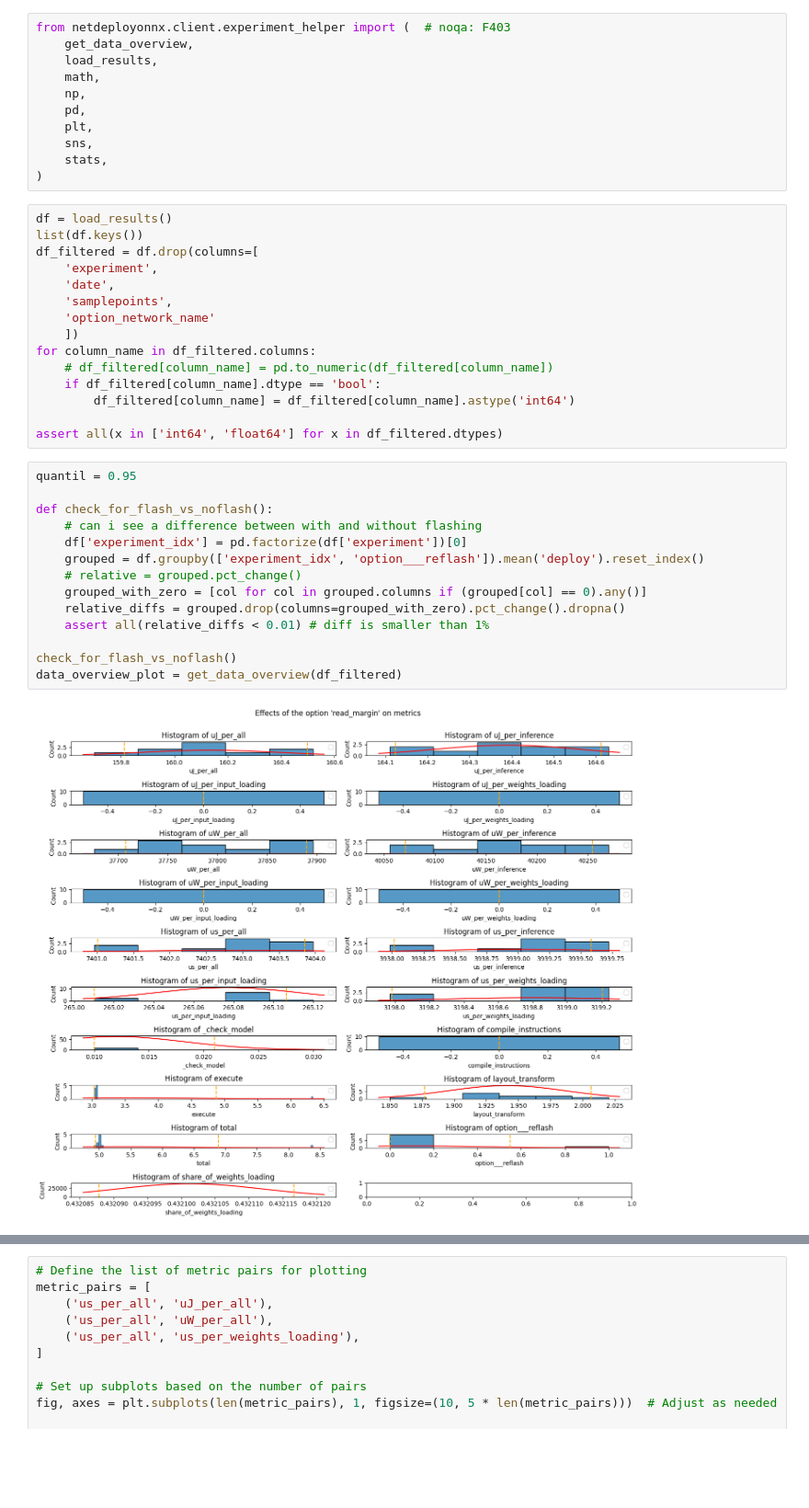
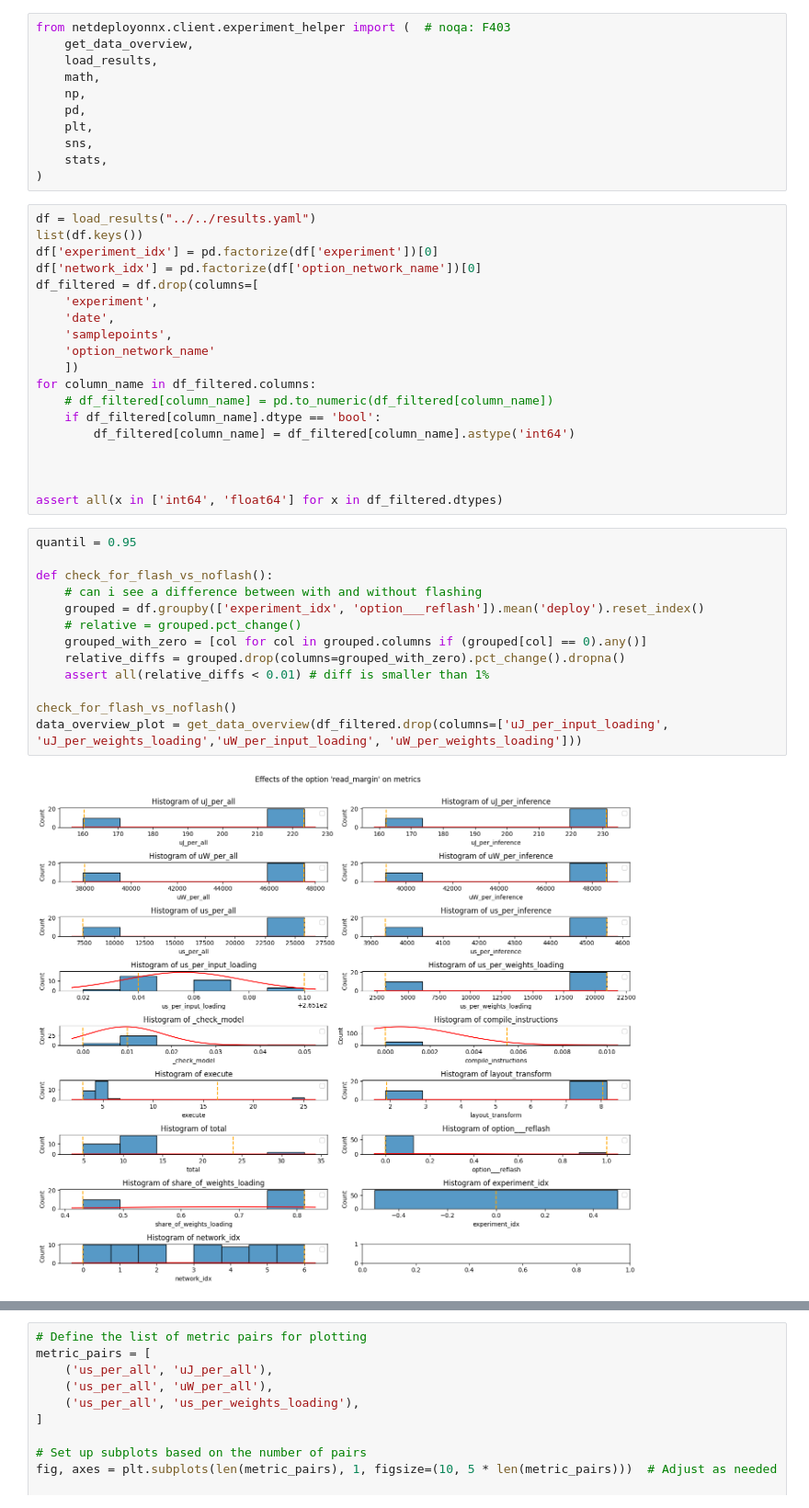
Before and after one commit to ekut-es/netdeployonnx, a Jupyter notebook: netdeployonnx/client/experiment.ipynb, the cells around one changed output, grey strips where cells are left out. Shown at 92% size. Drawn from its saved outputs; the diff is of its cells as text; blank space fills up the shorter version.

Commit message:
updated experiment analysis + tests

```diff
--- a/netdeployonnx/client/experiment.ipynb
+++ b/netdeployonnx/client/experiment.ipynb
@@ -10,8 +10,10 @@ from netdeployonnx.client.experiment_helper import (  # noqa: F403
     stats,
 )
 # %%
-df = load_results()
+df = load_results("../../results.yaml")
 list(df.keys())
+df['experiment_idx'] = pd.factorize(df['experiment'])[0]
+df['network_idx'] = pd.factorize(df['option_network_name'])[0]
 df_filtered = df.drop(columns=[
     'experiment',
     'date',
@@ -23,20 +25,21 @@ for column_name in df_filtered.columns:
     if df_filtered[column_name].dtype == 'bool':
         df_filtered[column_name] = df_filtered[column_name].astype('int64')
 
+
+
 assert all(x in ['int64', 'float64'] for x in df_filtered.dtypes)
 # %%
 quantil = 0.95
 
 def check_for_flash_vs_noflash():
     # can i see a difference between with and without flashing
-    df['experiment_idx'] = pd.factorize(df['experiment'])[0]
     grouped = df.groupby(['experiment_idx', 'option___reflash']).mean('deploy').reset_index()
     # relative = grouped.pct_change()
     grouped_with_zero = [col for col in grouped.columns if (grouped[col] == 0).any()]
     relative_diffs = grouped.drop(columns=grouped_with_zero).pct_change().dropna()
     assert all(relative_diffs < 0.01) # diff is smaller than 1%
 
 check_for_flash_vs_noflash()
-data_overview_plot = get_data_overview(df_filtered)
+data_overview_plot = get_data_overview(df_filtered.drop(columns=['uJ_per_input_loading', 'uJ_per_weights_loading','uW_per_input_loading', 'uW_per_weights_loading']))
 # %% [output]
-[figure, old version]
+[figure, new version]
```
Also changed, not shown: parts of 5 cells of this notebook, 2 other files.
